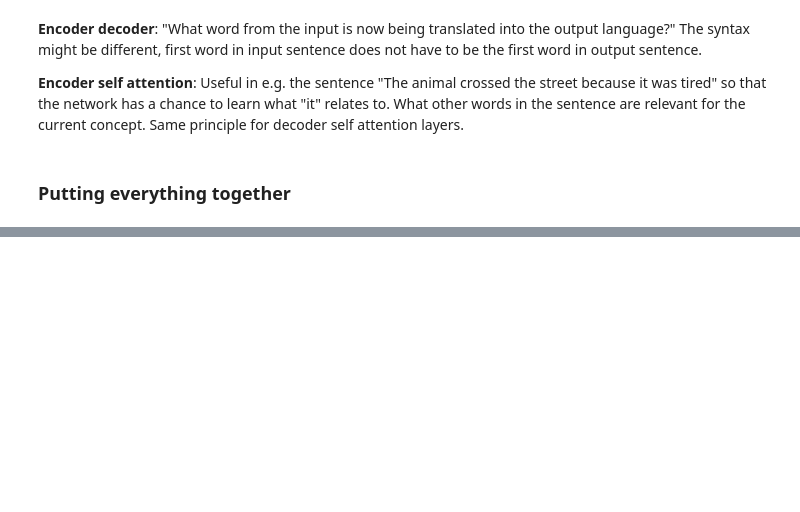
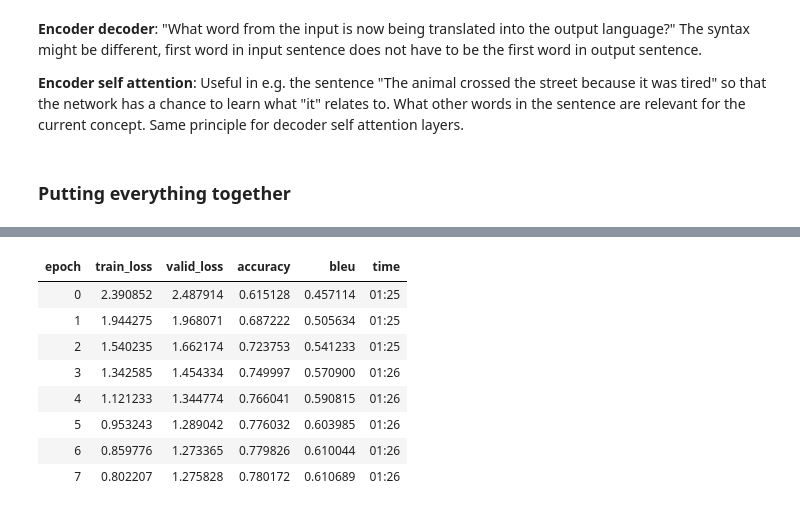
Before and after one commit to fg91/fastai_deep_learning_from_the_foundations, a Jupyter notebook: translation_transformer.ipynb, the cells around one changed output, grey strips where cells are left out. Cells and saved outputs as stored; diff of their text form; code cells hidden in the pictures; blank space fills up the shorter version.

```diff
--- a/translation_transformer.ipynb
+++ b/translation_transformer.ipynb
@@ -533,0 +588,12 @@ torch.Size([64, 29, 8104])
+# %%
+learn.fit_one_cycle(8, 5e-4, div_factor=5)
+# %% [output]
+| epoch | train_loss | valid_loss | accuracy | bleu | time |
+| 0 | 2.390852 | 2.487914 | 0.615128 | 0.457114 | 01:25 |
+| 1 | 1.944275 | 1.968071 | 0.687222 | 0.505634 | 01:25 |
+| 2 | 1.540235 | 1.662174 | 0.723753 | 0.541233 | 01:25 |
+| 3 | 1.342585 | 1.454334 | 0.749997 | 0.570900 | 01:26 |
+| 4 | 1.121233 | 1.344774 | 0.766041 | 0.590815 | 01:26 |
+| 5 | 0.953243 | 1.289042 | 0.776032 | 0.603985 | 01:26 |
+| 6 | 0.859776 | 1.273365 | 0.779826 | 0.610044 | 01:26 |
+| 7 | 0.802207 | 1.275828 | 0.780172 | 0.610689 | 01:26 |
```
Also changed, not shown: parts of 31 cells of this notebook.
